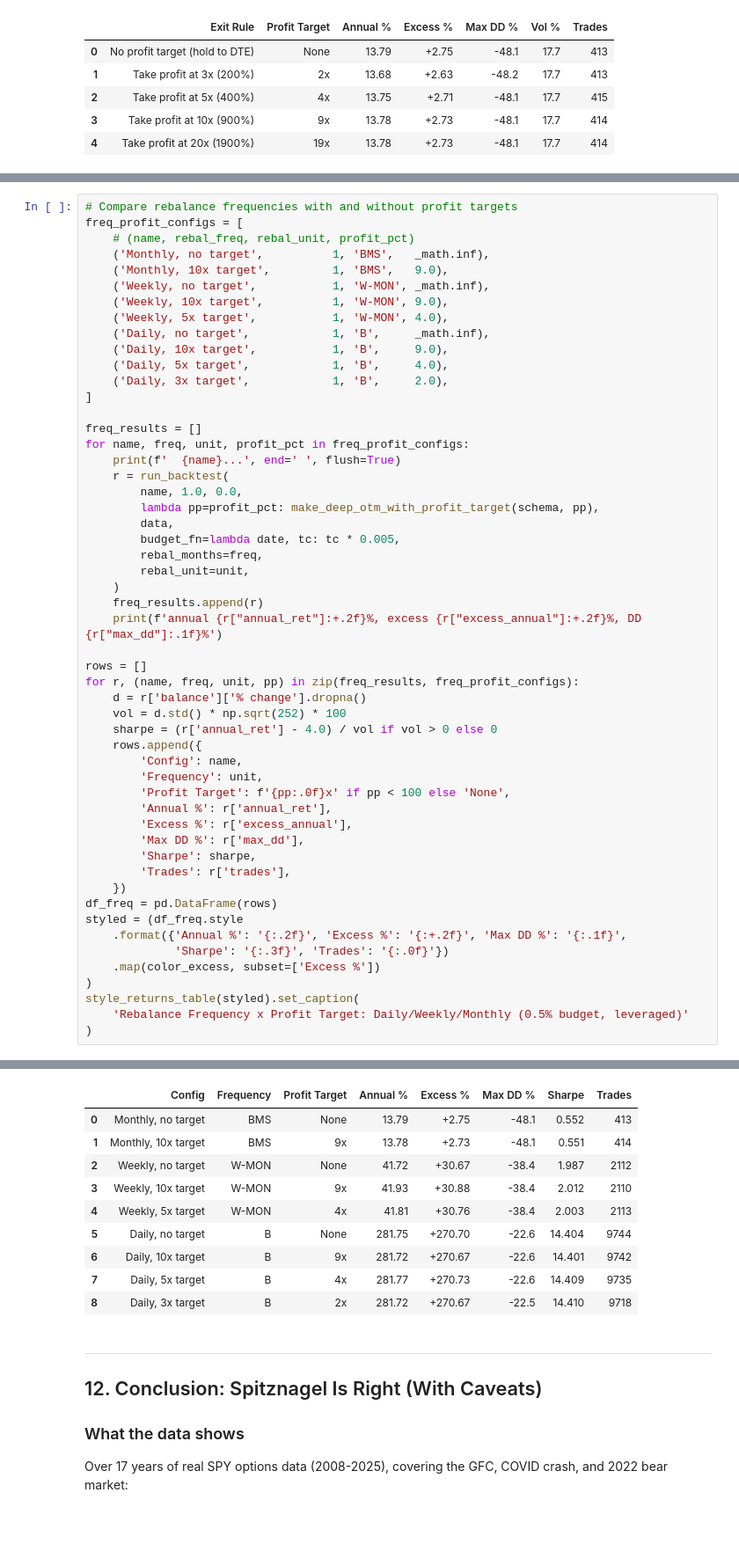
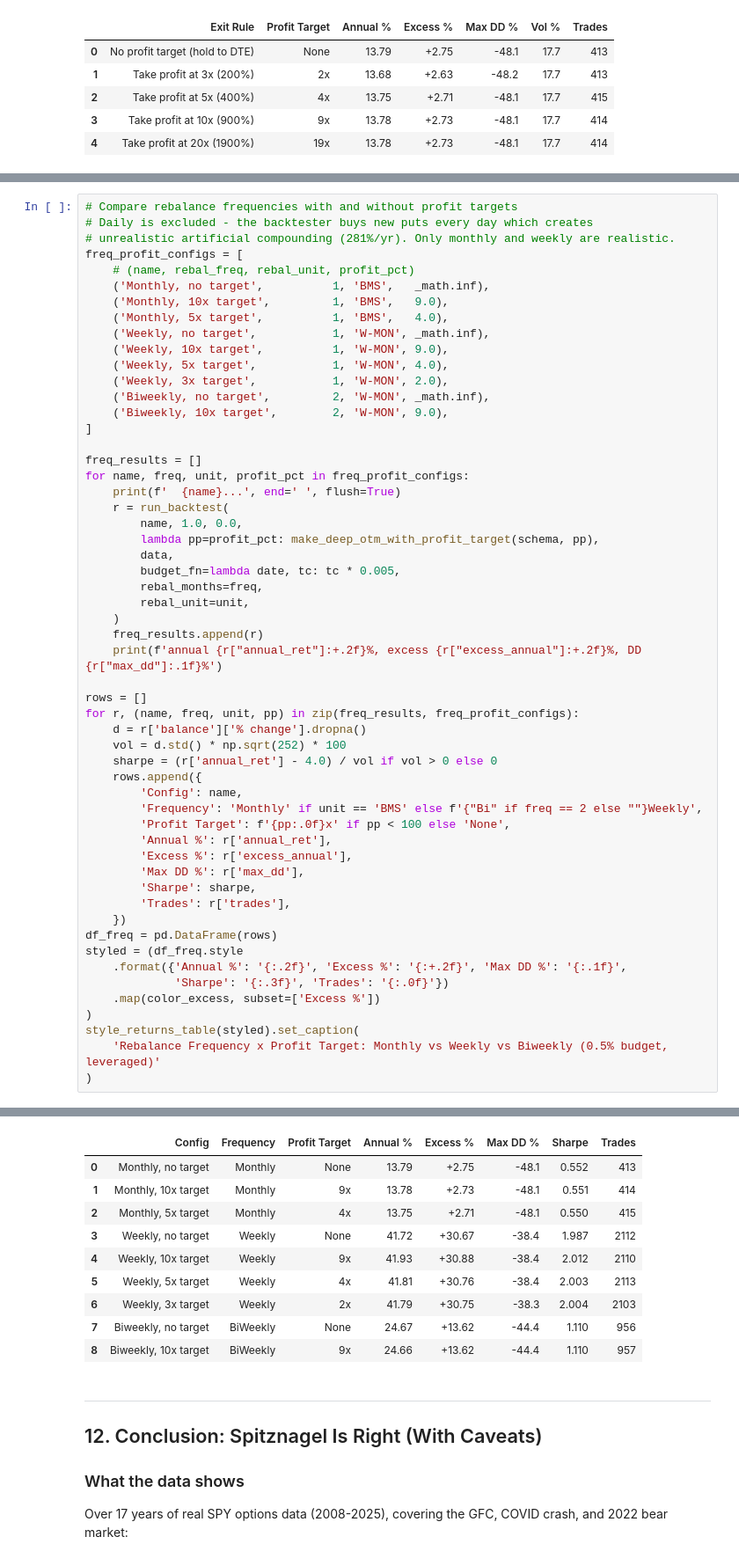
Before and after one commit to lambdaclass/options_backtester, a Jupyter notebook: notebooks/spitznagel_case.ipynb, the cells around one changed output, grey strips where cells are left out. Shown at 88% size. Saved outputs shown, nothing was run; the diff lists cells and outputs as text; blank space fills up the shorter version.

```diff
--- a/notebooks/spitznagel_case.ipynb
+++ b/notebooks/spitznagel_case.ipynb
@@ -1214,16 +1213,18 @@ Profit Target Sweep: sell early vs hold to DTE? (0.5% budget, leveraged)
 # %%
 # Compare rebalance frequencies with and without profit targets
+# Daily is excluded - the backtester buys new puts every day which creates
+# unrealistic artificial compounding (281%/yr). Only monthly and weekly are realistic.
 freq_profit_configs = [
     # (name, rebal_freq, rebal_unit, profit_pct)
     ('Monthly, no target',          1, 'BMS',   _math.inf),
     ('Monthly, 10x target',         1, 'BMS',   9.0),
+    ('Monthly, 5x target',          1, 'BMS',   4.0),
     ('Weekly, no target',           1, 'W-MON', _math.inf),
     ('Weekly, 10x target',          1, 'W-MON', 9.0),
     ('Weekly, 5x target',           1, 'W-MON', 4.0),
-    ('Daily, no target',            1, 'B',     _math.inf),
-    ('Daily, 10x target',           1, 'B',     9.0),
-    ('Daily, 5x target',            1, 'B',     4.0),
-    ('Daily, 3x target',            1, 'B',     2.0),
+    ('Weekly, 3x target',           1, 'W-MON', 2.0),
+    ('Biweekly, no target',         2, 'W-MON', _math.inf),
+    ('Biweekly, 10x target',        2, 'W-MON', 9.0),
 ]
 
 freq_results = []
@@ -1247,7 +1248,7 @@ for r, (name, freq, unit, pp) in zip(freq_results, freq_profit_configs):
     sharpe = (r['annual_ret'] - 4.0) / vol if vol > 0 else 0
     rows.append({
         'Config': name,
-        'Frequency': unit,
+        'Frequency': 'Monthly' if unit == 'BMS' else f'{"Bi" if freq == 2 else ""}Weekly',
         'Profit Target': f'{pp:.0f}x' if pp < 100 else 'None',
         'Annual %': r['annual_ret'],
         'Excess %': r['excess_annual'],
@@ -1262,7 +1263,7 @@ styled = (df_freq.style
     .map(color_excess, subset=['Excess %'])
 )
 style_returns_table(styled).set_caption(
-    'Rebalance Frequency x Profit Target: Daily/Weekly/Monthly (0.5% budget, leveraged)'
+    'Rebalance Frequency x Profit Target: Monthly vs Weekly vs Biweekly (0.5% budget, leveraged)'
 )
 # %% [output]
   Monthly, no target... Warning: No valid output stream.
@@ -1287,13 +1288,13 @@ Rebalance Frequency x Profit Target: Daily/Weekly/Monthly (0.5% budget, leverage
 |  | Config | Frequency | Profit Target | Annual % | Excess % | Max DD % | Sharpe | Trades |
-| 0 | Monthly, no target | BMS | None | 13.79 | +2.75 | -48.1 | 0.552 | 413 |
-| 1 | Monthly, 10x target | BMS | 9x | 13.78 | +2.73 | -48.1 | 0.551 | 414 |
-| 2 | Weekly, no target | W-MON | None | 41.72 | +30.67 | -38.4 | 1.987 | 2112 |
-| 3 | Weekly, 10x target | W-MON | 9x | 41.93 | +30.88 | -38.4 | 2.012 | 2110 |
-| 4 | Weekly, 5x target | W-MON | 4x | 41.81 | +30.76 | -38.4 | 2.003 | 2113 |
-| 5 | Daily, no target | B | None | 281.75 | +270.70 | -22.6 | 14.404 | 9744 |
-| 6 | Daily, 10x target | B | 9x | 281.72 | +270.67 | -22.6 | 14.401 | 9742 |
-| 7 | Daily, 5x target | B | 4x | 281.77 | +270.73 | -22.6 | 14.409 | 9735 |
-| 8 | Daily, 3x target | B | 2x | 281.72 | +270.67 | -22.5 | 14.410 | 9718 |
+| 0 | Monthly, no target | Monthly | None | 13.79 | +2.75 | -48.1 | 0.552 | 413 |
+| 1 | Monthly, 10x target | Monthly | 9x | 13.78 | +2.73 | -48.1 | 0.551 | 414 |
+| 2 | Monthly, 5x target | Monthly | 4x | 13.75 | +2.71 | -48.1 | 0.550 | 415 |
+| 3 | Weekly, no target | Weekly | None | 41.72 | +30.67 | -38.4 | 1.987 | 2112 |
+| 4 | Weekly, 10x target | Weekly | 9x | 41.93 | +30.88 | -38.4 | 2.012 | 2110 |
+| 5 | Weekly, 5x target | Weekly | 4x | 41.81 | +30.76 | -38.4 | 2.003 | 2113 |
+| 6 | Weekly, 3x target | Weekly | 2x | 41.79 | +30.75 | -38.3 | 2.004 | 2103 |
+| 7 | Biweekly, no target | BiWeekly | None | 24.67 | +13.62 | -44.4 | 1.110 | 956 |
+| 8 | Biweekly, 10x target | BiWeekly | 9x | 24.66 | +13.62 | -44.4 | 1.110 | 957 |
 # %% [markdown]
 ---
 ## 12. Conclusion: Spitznagel Is Right (With Caveats)
```
Also changed, not shown: parts of 5 cells of this notebook, 11 other files.
